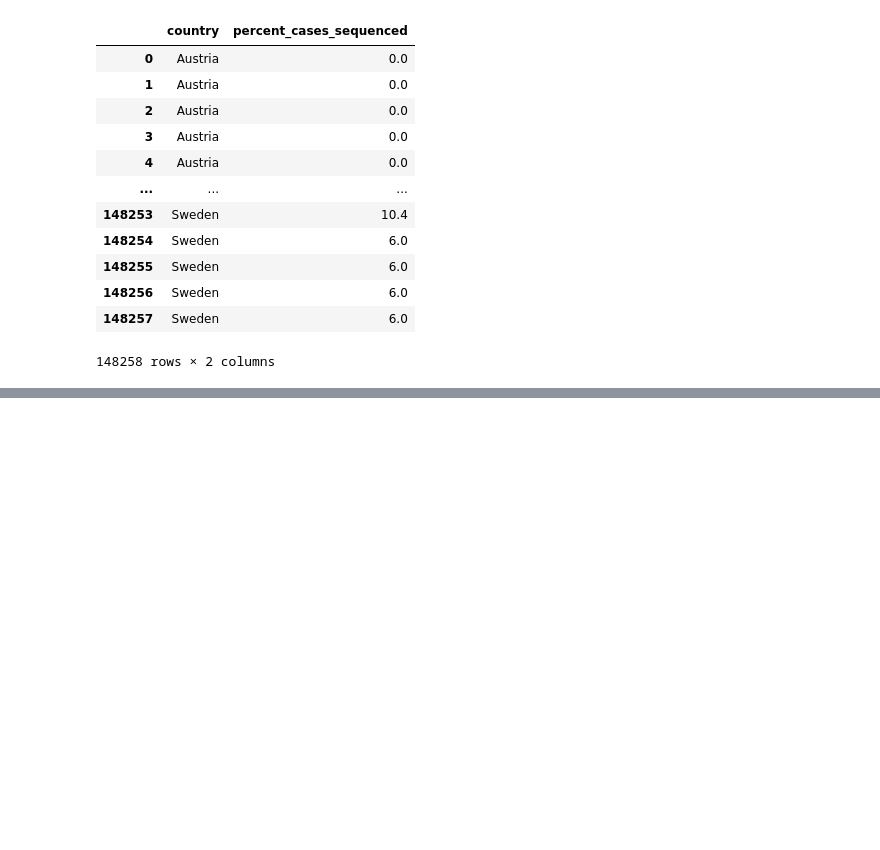
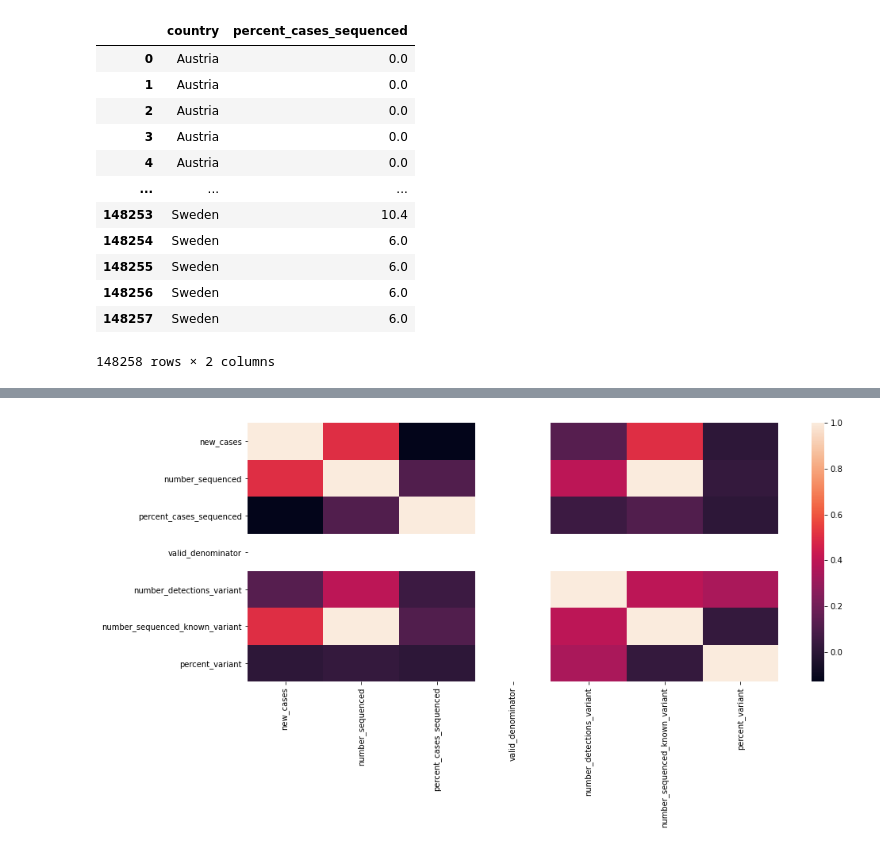
Before and after one commit to svgen83/ml_python_blastim, a Jupyter notebook: Generalov_6_lesson_homework.ipynb, the cells around one changed output, grey strips where cells are left out. Cells and saved outputs as stored; diff of their text form; code cells hidden in the pictures; blank space fills up the shorter version.

```diff
--- a/Generalov_6_lesson_homework.ipynb
+++ b/Generalov_6_lesson_homework.ipynb
@@ -32,0 +33,3 @@ Text(0.5, 0, 'length')
+# %%
+correlations = df.corr()
+correlations
@@ -223,0 +236,5 @@ plt.xticks(rotation=90)
+# %%
+sns.heatmap(correlations)
+plt.show()
+# %% [output]
+[figure, added]
```
Also changed, not shown: parts of 7 cells of this notebook.
